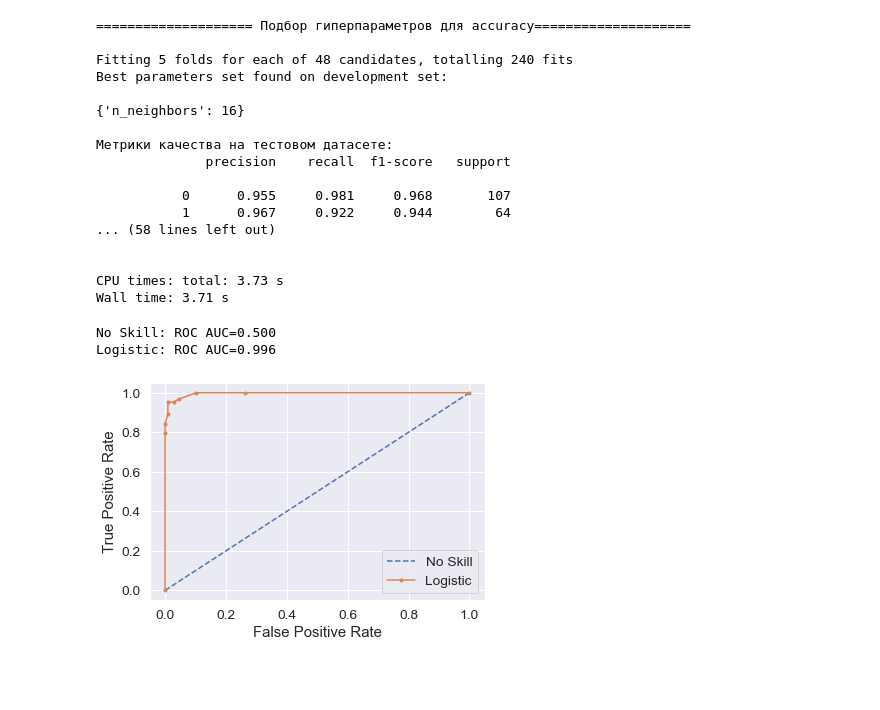
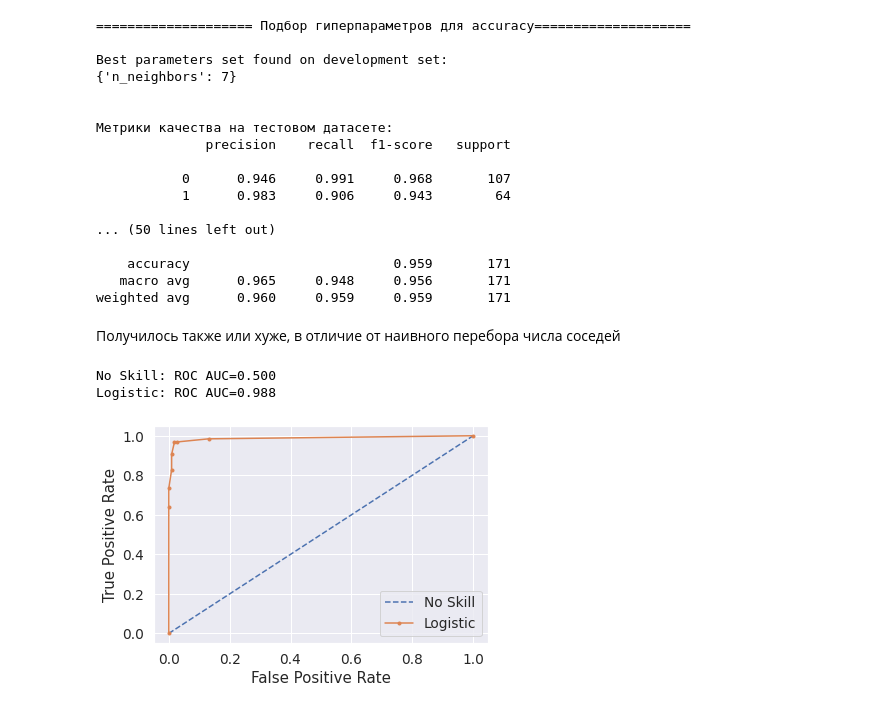
Before and after one commit to grannycola/my_projects, a Jupyter notebook: hw-4/model.ipynb, the cells around one changed output. Drawn from its saved outputs; the diff is of its cells as text; code cells hidden in the pictures; blank space fills up the shorter version.

Commit message:
Testing new parameters

```diff
--- a/hw-4/model.ipynb
+++ b/hw-4/model.ipynb
@@ -35,0 +28,13 @@ data.drop(columns=['radius', 'perimeter'], axis=1, inplace=True)
+# %%
+# Оценка признаков на линейную независимость
+k = 8
+corr = data.corr()
+cols = corr.nlargest(k, 'diagnosis')['diagnosis'].index.tolist()
+cm = np.corrcoef(data[cols].values.T)
+plt.figure(figsize=(10,7))
+sns.set(font_scale=1.25)
+sns.heatmap(cm, yticklabels=cols, xticklabels=cols,
+            square=True, annot=True,
+            cmap=sns.color_palette('coolwarm', 1000), vmin=0, center=0.5)
+print('Много линейно-зависимых столбцов')
+plt.show()
@@ -36,9 +55,8 @@ data.drop(columns=['radius', 'perimeter'], axis=1, inplace=True)
 # %%
 data = data.replace({'diagnosis':{'M':1, 'B':0}})
 data['diagnosis'] = pd.to_numeric(data['diagnosis'])
-k = 8
+k = 6
 corr = data.corr()
 
-# 8 наиболее скореллированных признаков с целевой переменной
+# 6 наиболее скореллированных признаков с целевой переменной
 cols = corr.nlargest(k, 'diagnosis')['diagnosis'].index.tolist()
-data.head()
@@ -78,13 +89,15 @@ neighbors = range(1, 50)
 def predict_and_write_metrics(model, X, y, k, report):
     y_pred = model.predict(X)
     scorings = precision_recall_fscore_support(y, y_pred, average='macro')
+    accuracy = accuracy_score(y, y_pred)
+    report['accuracy'].append(accuracy)
     report['precision'].append(scorings[0])
     report['recall'].append(scorings[1])
     report['fscore'].append(scorings[2])
     report['k'].append(k)
 
-report_train = {'precision':[],'recall':[],'fscore':[],'k':[]}
-report_test = {'precision':[],'recall':[],'fscore':[],'k':[]}
+report_train = {'accuracy':[], 'precision':[],'recall':[],'fscore':[],'k':[]}
+report_test = {'accuracy':[], 'precision':[],'recall':[],'fscore':[],'k':[]}
 
 
 # Наивный перебор соседей и оценка метрик
@@ -103,7 +116,7 @@ for col in report_test.columns[:-1]:
     print('\nBest', col,'\n{:.3f}'.format(report_test.iloc[report_test[col].argmax()][col]) ,
             '\nK =', int(report_test.iloc[report_test[col].argmax()]['k']), "\n" + "==" * 20)
 
-fig, axs = plt.subplots(1, 3, figsize=(15,5))
+fig, axs = plt.subplots(1, 4, figsize=(20,5))
 
 # Отображение измения качества на трейне и тесте для разных метрик качества
 for i, col in enumerate(report_test.columns[:-1]):
@@ -132,10 +150,9 @@ K = 9
 # %%
-%%time
 from sklearn.model_selection import GridSearchCV
 from sklearn.metrics import classification_report
 
 param_grid = {
-        'n_neighbors': range(2, 50)
+        'n_neighbors': range(1, 50)
 }
 
 knn = KNeighborsClassifier()
@@ -149,60 +166,61 @@ for score in scores:
     print(10 * "==" + f" Подбор гиперпараметров для {score}" + 10 * "==")
     print()
 
-    clf = GridSearchCV(knn, param_grid, cv=5, verbose=1, scoring=score)
+    clf = GridSearchCV(knn, param_grid, cv=5, scoring=score)
     clf.fit(X_train, y_train.ravel())
 
     print("Best parameters set found on development set:")
+    print(clf.best_params_)
+    print('\n')
+    print("Метрики качества на тестовом датасете:")
+    y_true, y_pred = y_test, clf.predict(X_test)
+    print(classification_report(y_true, y_pred, digits=3))
     print()
-    print(clf.best_params_)
-    print()
-    print("Метрики качества на тестовом датасете:")
-    y_pred = clf.predict(X_test)
-    print(classification_report(y_test, y_pred, digits=3))
-    print()
 # %% [output]
 ==================== Подбор гиперпараметров для accuracy====================
 
-Fitting 5 folds for each of 48 candidates, totalling 240 fits
 Best parameters set found on development set:
+{'n_neighbors': 7}
 
-{'n_neighbors': 16}
 
 Метрики качества на тестовом датасете:
               precision    recall  f1-score   support
 
-           0      0.955     0.981     0.968       107
-           1      0.967     0.922     0.944        64
-... (58 lines left out)
+           0      0.946     0.991     0.968       107
+           1      0.983     0.906     0.943        64
 
+... (50 lines left out)
 
-CPU times: total: 3.73 s
-Wall time: 3.71 s
+    accuracy                          0.959       171
+   macro avg      0.965     0.948     0.956       171
+weighted avg      0.960     0.959     0.959       171
+# %% [markdown]
+Получилось также или хуже, в отличие от наивного перебора числа соседей
 # %%
 ns_probs = [0 for _ in range(len(y_test))]
-knn = KNeighborsClassifier(n_neighbors=9)
+knn = KNeighborsClassifier(n_neighbors=7)
 knn.fit(X_train, y_train.ravel())
 
 lr_probs = knn.predict_proba(X_test)
 lr_probs = lr_probs[:, 1]
 
 ns_auc = roc_auc_score(y_test, ns_probs)
 lr_auc = roc_auc_score(y_test, lr_probs)
 
 # summarize scores
 print('No Skill: ROC AUC=%.3f' % ns_auc)
 print('Logistic: ROC AUC=%.3f' % lr_auc)
 
 ns_fpr, ns_tpr, _ = roc_curve(y_test, ns_probs)
 lr_fpr, lr_tpr, _ = roc_curve(y_test, lr_probs)
 
 plt.plot(ns_fpr, ns_tpr, linestyle='--', label='No Skill')
 plt.plot(lr_fpr, lr_tpr, marker='.', label='Logistic')
 plt.xlabel('False Positive Rate')
 plt.ylabel('True Positive Rate')
 plt.legend()
 plt.show()
 # %% [output]
 No Skill: ROC AUC=0.500
-Logistic: ROC AUC=0.996
+Logistic: ROC AUC=0.988
-[figure, old version]
+[figure, new version]
```
Also changed, not shown: parts of 9 cells of this notebook.
